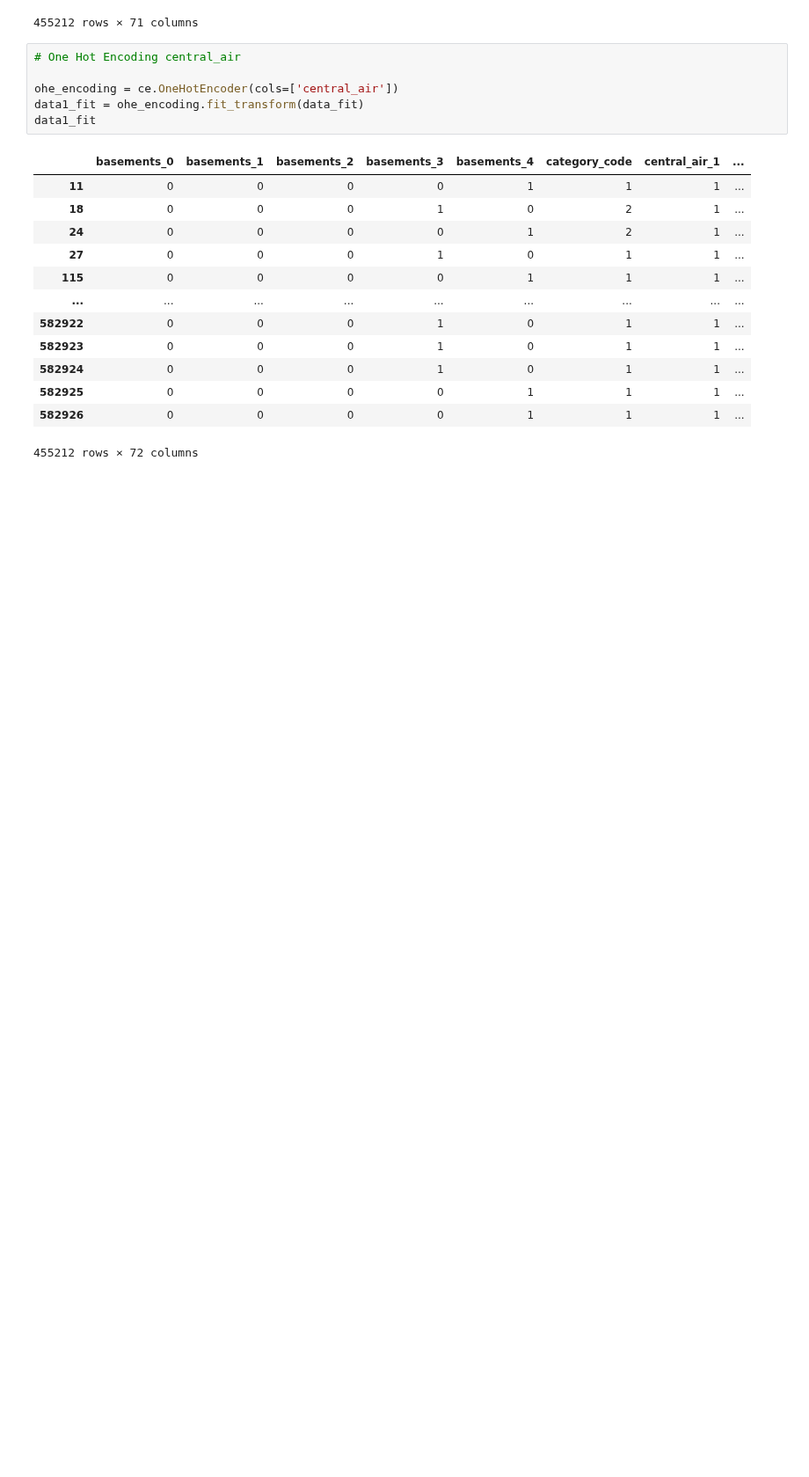
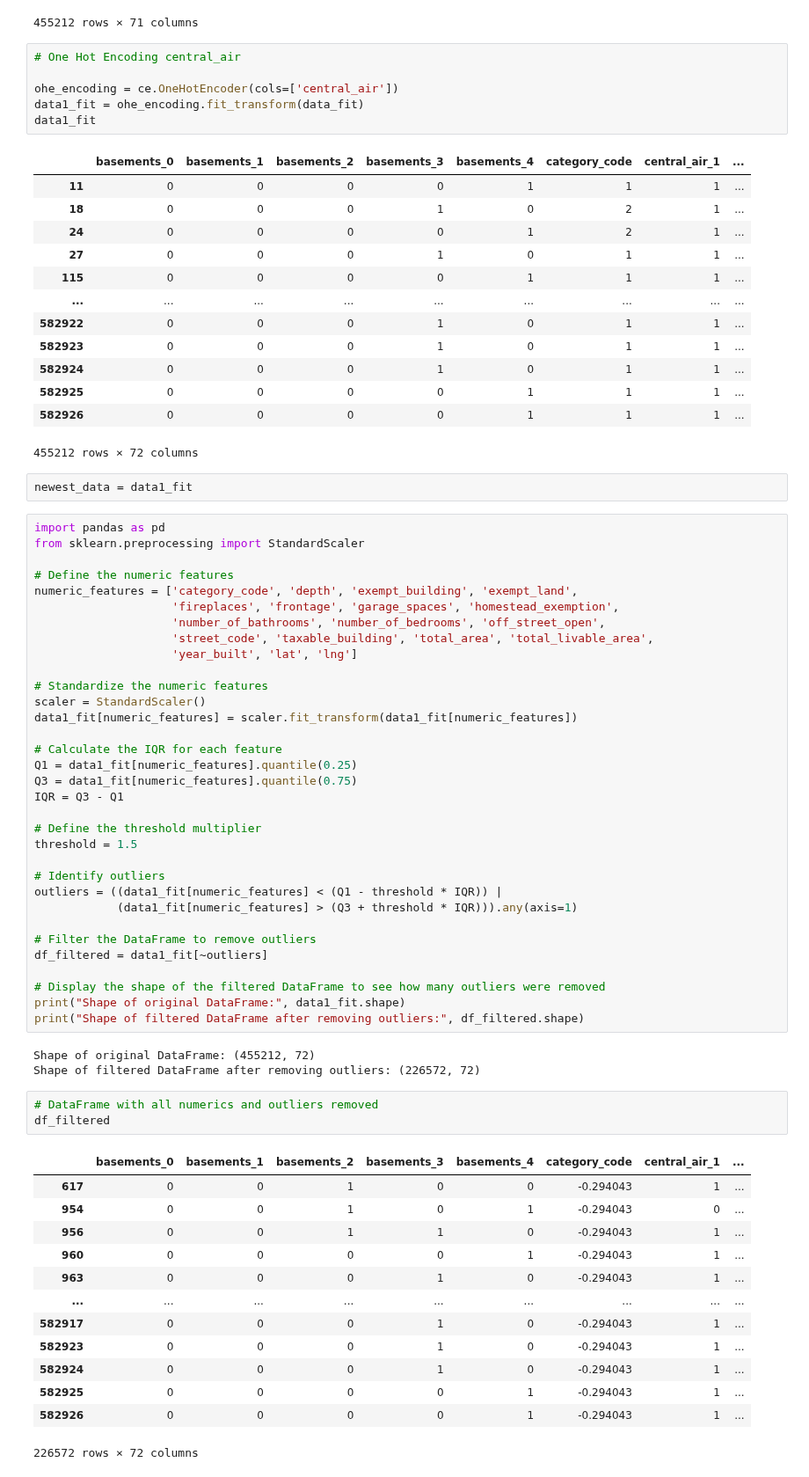
Before and after one commit to Taazkir/ML-predicting-house-prices-philadelphia, a Jupyter notebook: Predicting_House_Prices_in_Philadelphia.ipynb, the cells around one changed output. Shown at 88% size. Saved outputs shown, nothing was run; the diff lists cells and outputs as text; blank space fills up the shorter version.

```diff
--- a/Predicting_House_Prices_in_Philadelphia.ipynb
+++ b/Predicting_House_Prices_in_Philadelphia.ipynb
@@ -674,3 +700,58 @@ data1_fit
 | 582925 | 0 | 0 | 0 | 0 | 1 | 1 | 1 | ... |
 | 582926 | 0 | 0 | 0 | 0 | 1 | 1 | 1 | ... |
 455212 rows × 72 columns
+# %%
+newest_data = data1_fit
+# %%
+import pandas as pd
+from sklearn.preprocessing import StandardScaler
+
+# Define the numeric features
+numeric_features = ['category_code', 'depth', 'exempt_building', 'exempt_land',
+                    'fireplaces', 'frontage', 'garage_spaces', 'homestead_exemption',
+                    'number_of_bathrooms', 'number_of_bedrooms', 'off_street_open',
+                    'street_code', 'taxable_building', 'total_area', 'total_livable_area',
+                    'year_built', 'lat', 'lng']
+
+# Standardize the numeric features
+scaler = StandardScaler()
+data1_fit[numeric_features] = scaler.fit_transform(data1_fit[numeric_features])
+
+# Calculate the IQR for each feature
+Q1 = data1_fit[numeric_features].quantile(0.25)
+Q3 = data1_fit[numeric_features].quantile(0.75)
+IQR = Q3 - Q1
+
+# Define the threshold multiplier
+threshold = 1.5
+
+# Identify outliers
+outliers = ((data1_fit[numeric_features] < (Q1 - threshold * IQR)) |
+            (data1_fit[numeric_features] > (Q3 + threshold * IQR))).any(axis=1)
+
+# Filter the DataFrame to remove outliers
+df_filtered = data1_fit[~outliers]
+
+# Display the shape of the filtered DataFrame to see how many outliers were removed
+print("Shape of original DataFrame:", data1_fit.shape)
+print("Shape of filtered DataFrame after removing outliers:", df_filtered.shape)
+# %% [output]
+Shape of original DataFrame: (455212, 72)
+Shape of filtered DataFrame after removing outliers: (226572, 72)
+# %%
+# DataFrame with all numerics and outliers removed
+df_filtered
+# %% [output]
+|  | basements_0 | basements_1 | basements_2 | basements_3 | basements_4 | category_code | central_air_1 | ... |
+| 617 | 0 | 0 | 1 | 0 | 0 | -0.294043 | 1 | ... |
+| 954 | 0 | 0 | 1 | 0 | 1 | -0.294043 | 0 | ... |
+| 956 | 0 | 0 | 1 | 1 | 0 | -0.294043 | 1 | ... |
+| 960 | 0 | 0 | 0 | 0 | 1 | -0.294043 | 1 | ... |
+| 963 | 0 | 0 | 0 | 1 | 0 | -0.294043 | 1 | ... |
+| ... | ... | ... | ... | ... | ... | ... | ... | ... |
+| 582917 | 0 | 0 | 0 | 1 | 0 | -0.294043 | 1 | ... |
+| 582923 | 0 | 0 | 0 | 1 | 0 | -0.294043 | 1 | ... |
+| 582924 | 0 | 0 | 0 | 1 | 0 | -0.294043 | 1 | ... |
+| 582925 | 0 | 0 | 0 | 0 | 1 | -0.294043 | 1 | ... |
+| 582926 | 0 | 0 | 0 | 0 | 1 | -0.294043 | 1 | ... |
+226572 rows × 72 columns
```
Also changed, not shown: parts of 5 cells of this notebook.
